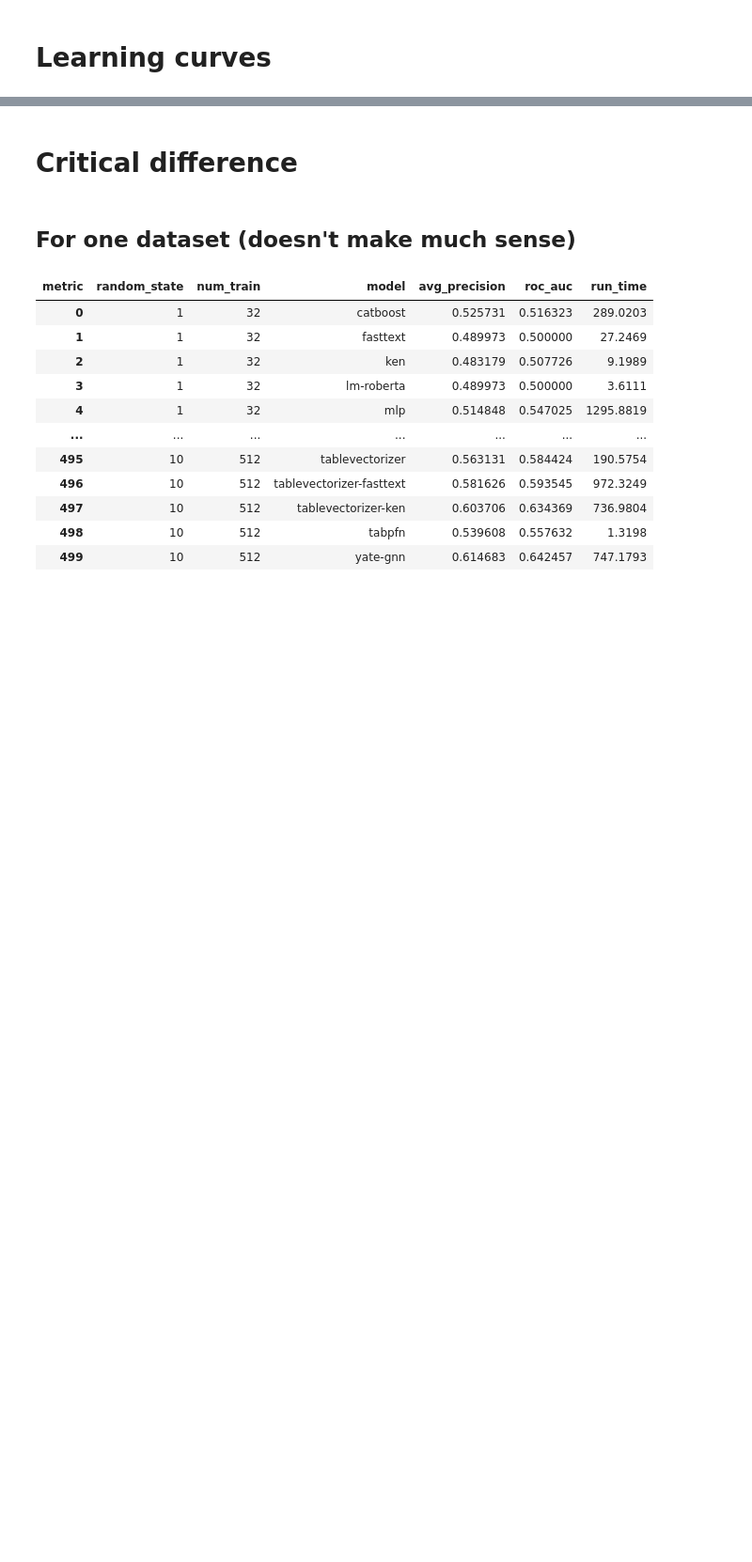
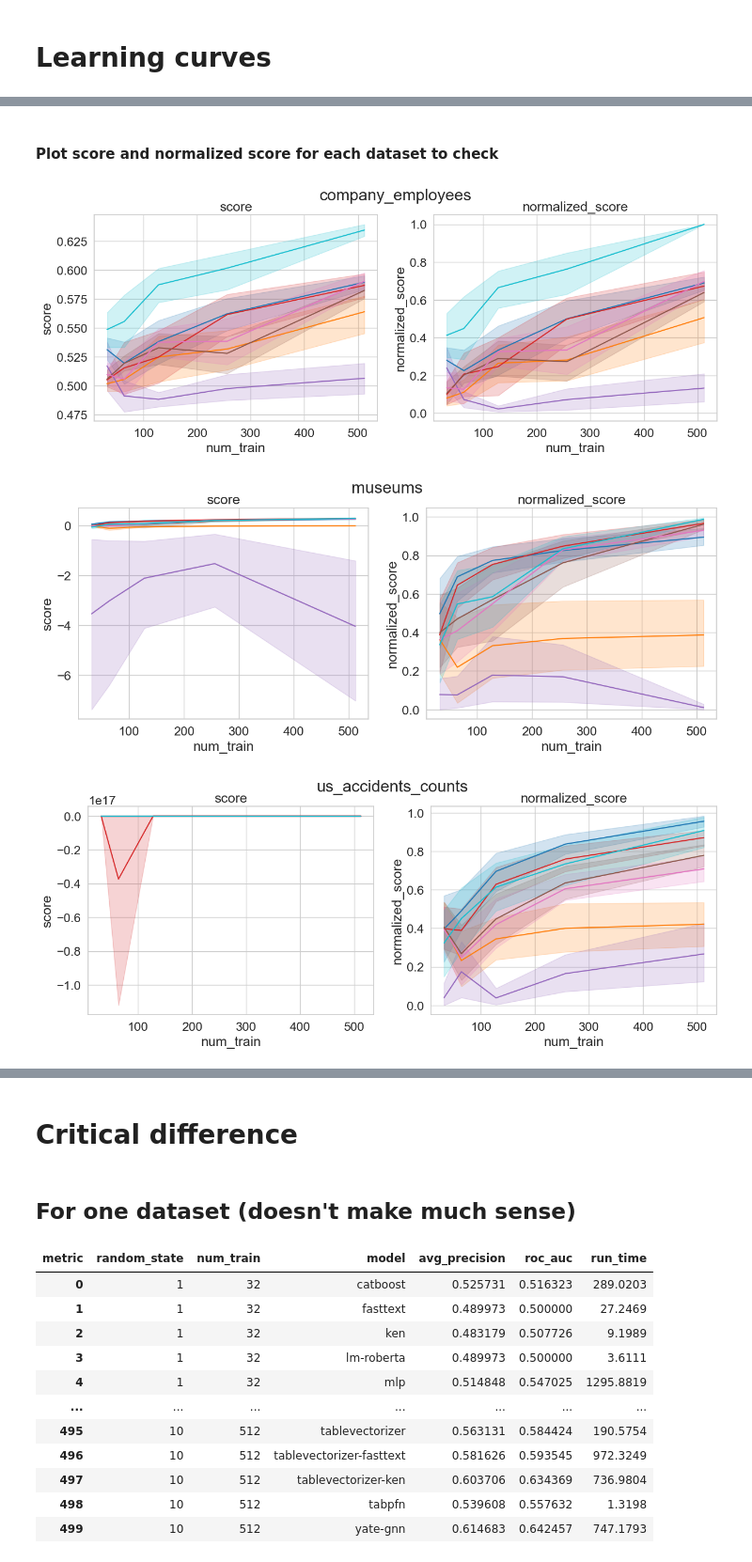
Before and after one commit to myungkim930/YATE, a Jupyter notebook: plots.ipynb, the cells around one changed output, grey strips where cells are left out. Shown at 94% size. Drawn from its saved outputs; the diff is of its cells as text; code cells hidden in the pictures; blank space fills up the shorter version.

```diff
--- a/plots.ipynb
+++ b/plots.ipynb
@@ -37,0 +219,25 @@ df_pivot = df_pivot[df_pivot['model'] != 'mlp']
+# %% [markdown]
+#### Plot score and normalized score for each dataset to check
+# %%
+# for each dataset, plot the score and normalized_score for each model
+
+# create a plot for each dataset
+for dataset in datasets:
+    # 2 subplots, one for score, one for normalized_score
+    fig, axs = plt.subplots(1, 2, figsize=(15, 5))
+    fig.suptitle(dataset)
+    # plot the score for each model
+    axs[0].set_title('score')
+    sns.lineplot(x='num_train', y='score', data=df_all[df_all['dataset'] == dataset], ax=axs[0], hue='model',
+        palette=model_color_palette)
+    # plot the normalized_score for each model
+    axs[1].set_title('normalized_score')
+    sns.lineplot(x='num_train', y='normalized_score', data=df_all[df_all['dataset'] == dataset], ax=axs[1], hue='model',
+        palette=model_color_palette)
+    # remove the legend
+    axs[0].legend().remove()
+    axs[1].legend().remove()
+# %% [output]
+[figure, added]
+[figure, added]
+[figure, added]
```
Also changed, not shown: parts of 16 cells of this notebook.
